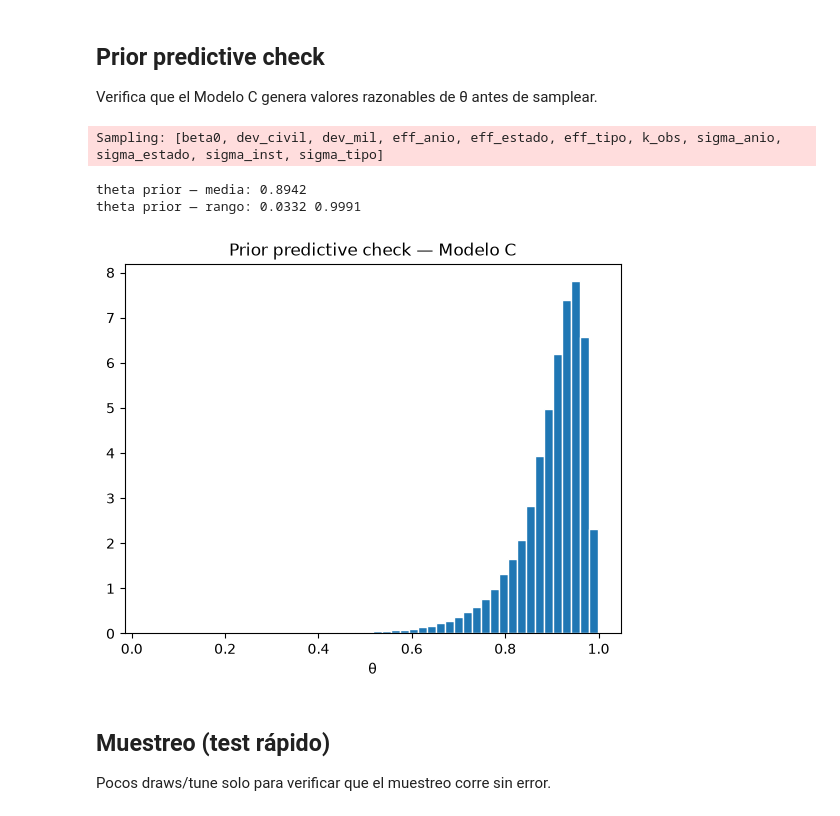
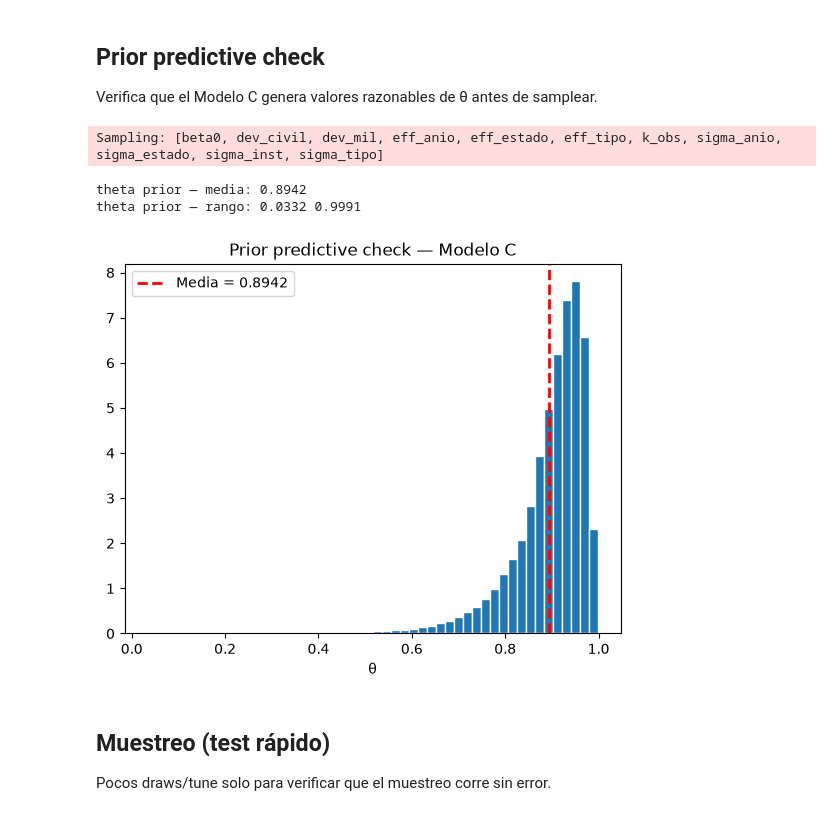
Before and after one commit to Jmeva/final-project-pp-dj, a Jupyter notebook: notebooks/test_modulos.ipynb, the cells around one changed output. Saved outputs shown, nothing was run; the diff lists cells and outputs as text; code cells hidden in the pictures.

```diff
--- a/notebooks/test_modulos.ipynb
+++ b/notebooks/test_modulos.ipynb
@@ -80,22 +80,24 @@ Verifica que el Modelo C genera valores razonables de θ antes de samplear.
 # %%
 import pymc as pymc
 
 with modelo_C:
     prior_pred = pymc.sample_prior_predictive(samples = 500, random_seed = 42)
 
 theta_prior = prior_pred.prior['theta'].values
 print('theta prior — media:', theta_prior.mean().round(4))
 print('theta prior — rango:', theta_prior.min().round(4), theta_prior.max().round(4))
 
 plt.hist(theta_prior.flatten(), bins = 50, density = True, edgecolor = 'white')
+plt.axvline(theta_prior.mean(), color = "red", linestyle = "--", lw = 2, label = f"Media = {theta_prior.mean():.4f}")
+plt.legend()
 plt.xlabel('θ')
 plt.title('Prior predictive check — Modelo C')
 plt.show()
 # %% [output]
 Sampling: [beta0, dev_civil, dev_mil, eff_anio, eff_estado, eff_tipo, k_obs, sigma_anio, sigma_estado, sigma_inst, sigma_tipo]
 theta prior — media: 0.8942
 theta prior — rango: 0.0332 0.9991
-[figure, old version]
+[figure, new version]
 # %% [markdown]
 ## Muestreo (test rápido)
 Pocos draws/tune solo para verificar que el muestreo corre sin error.
```
Also changed, not shown: parts of 28 cells of this notebook.
